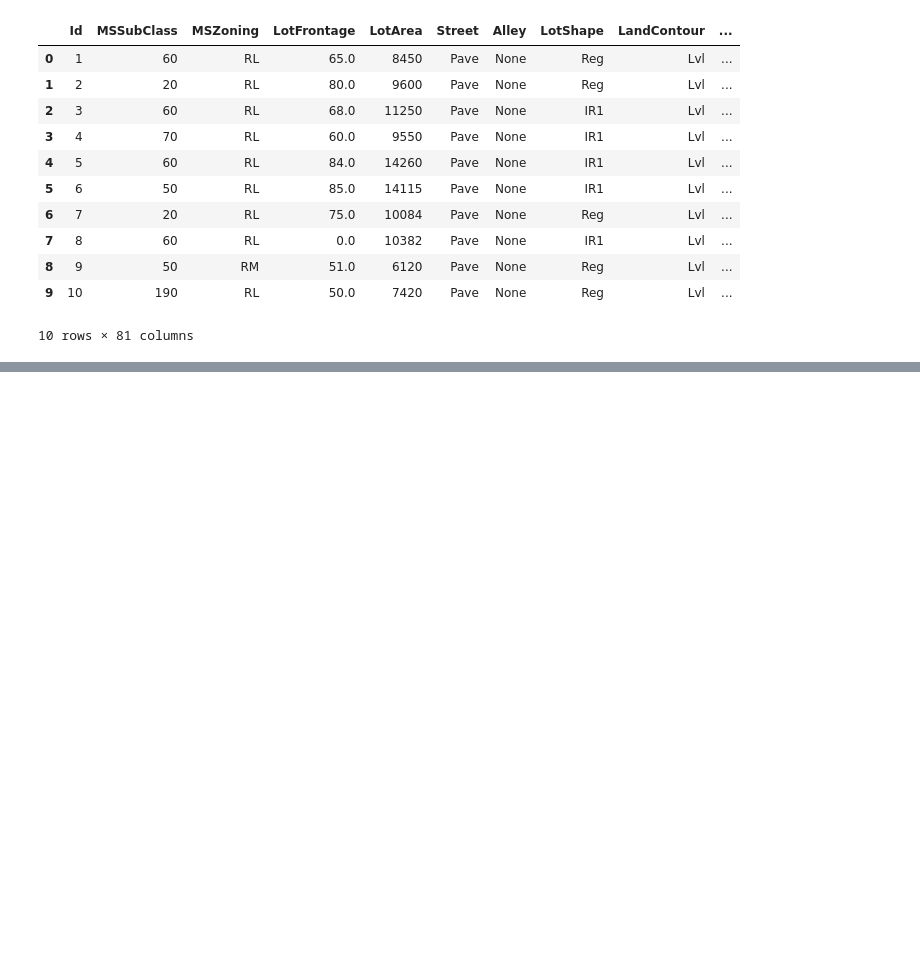
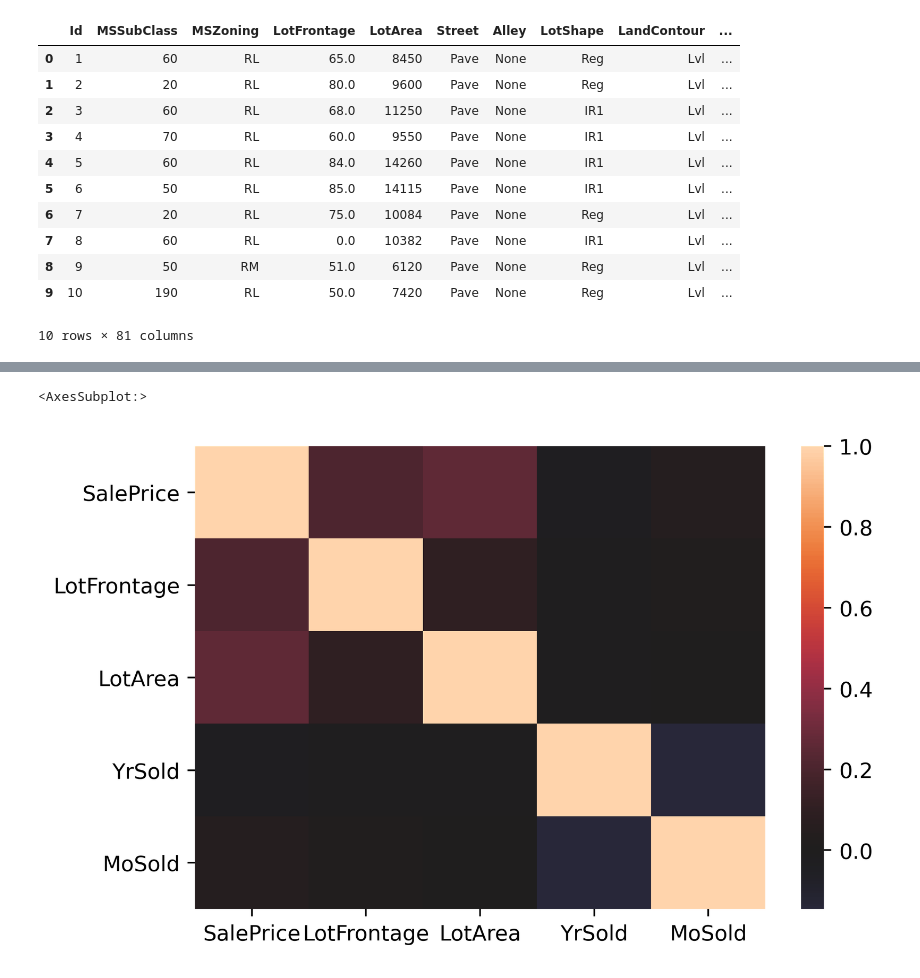
Before and after one commit to niall1994/Learning-Python, a Jupyter notebook: Kaggle Competition/Housing Competitions/Housing Competition.ipynb, the cells around one changed output, grey strips where cells are left out. Drawn from its saved outputs; the diff is of its cells as text; code cells hidden in the pictures; blank space fills up the shorter version.

```diff
--- a/Kaggle Competition/Housing Competitions/Housing Competition.ipynb
+++ b/Kaggle Competition/Housing Competitions/Housing Competition.ipynb
@@ -208,3 +306,38 @@ training_data.head(10)
+# %%
+# Check the Fireplace Quality data
+def clean(x):
+    if pd.isnull(x) == True:
+        return "None"
+
+    return x
+
+training_data['FireplaceQu'] = training_data['FireplaceQu'].apply(clean)
+# %%
+# Check the Garage Quality data
+def clean(x):
+    if pd.isnull(x) == True:
+        return "None"
+
+    return x
+
+training_data['GarageType'] = training_data['GarageType'].apply(clean)
+training_data['GarageFinish'] = training_data['GarageFinish'].apply(clean)
+training_data['GarageQual'] = training_data['GarageQual'].apply(clean)
+training_data['GarageCond'] = training_data['GarageCond'].apply(clean)
+training_data['PoolQC'] = training_data['PoolQC'].apply(clean)
+training_data['Fence'] = training_data['Fence'].apply(clean)
+training_data['MiscFeature'] = training_data['MiscFeature'].apply(clean)
+# %%
+# Check the Garage Quality data
+def clean(x):
+    if pd.isnull(x) == True:
+        return 0
+
+    return x
+
+training_data['GarageCars'] = training_data['GarageCars'].apply(clean)
+training_data['GarageArea'] = training_data['GarageArea'].apply(clean)
+training_data['GarageYrBlt'] = training_data['GarageYrBlt'].apply(clean)
 # %%
 # Recheck the data
 unique_values_2 = []
@@ -271,0 +407,4 @@ Name: SalePrice, Length: 663, dtype: int64
+# %%
+initial_response = ["SalePrice", "LotFrontage", "LotArea","YrSold","MoSold"]
+correlation_matrix = training_data[initial_response].corr()
+correlation_matrix
@@ -271,0 +418,5 @@ Name: SalePrice, Length: 663, dtype: int64
+# %%
+sns.heatmap(correlation_matrix, xticklabels = initial_response, yticklabels = initial_response, center = 0)
+# %% [output]
+<AxesSubplot:>
+[figure, added]
```
Also changed, not shown: parts of 20 cells of this notebook.
